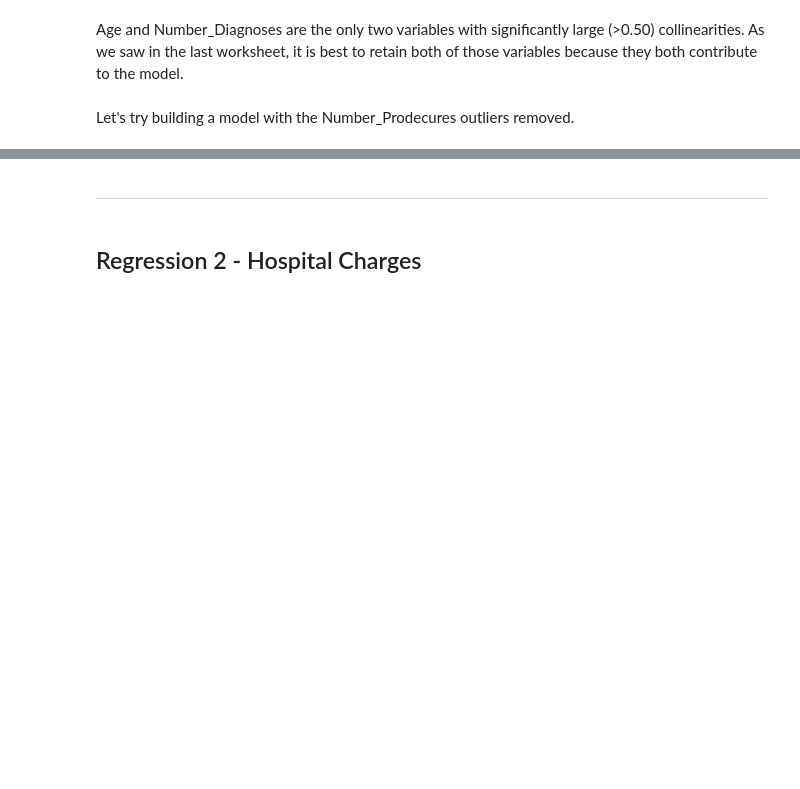
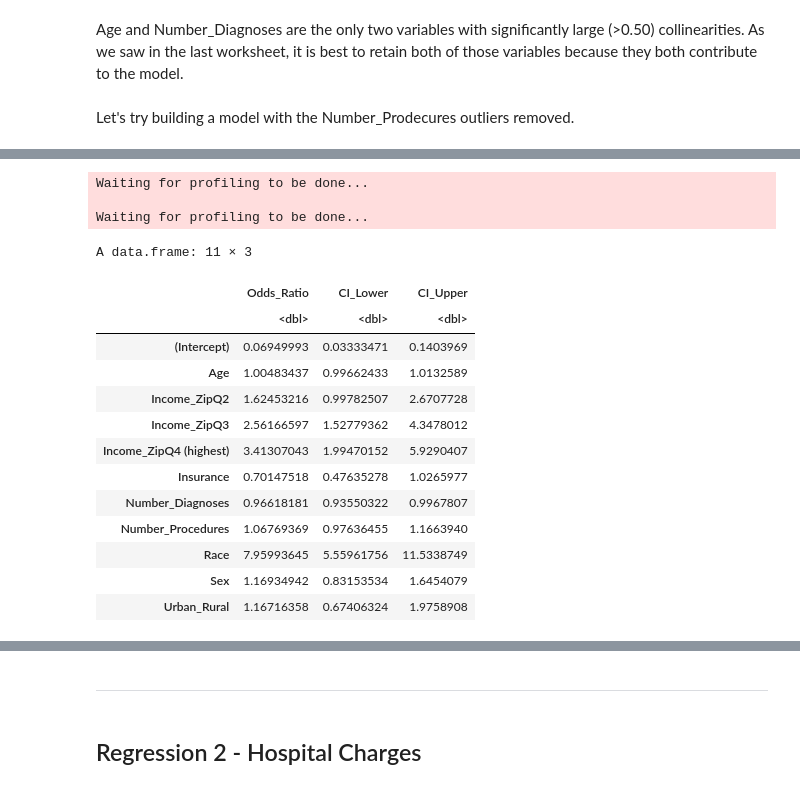
Before and after one commit to tyg3rr/HM878-Biostats, a Jupyter notebook: Problem Set 4 LogReg Failed Assumptions .ipynb, the cells around one changed output, grey strips where cells are left out. Drawn from its saved outputs; the diff is of its cells as text; code cells hidden in the pictures; blank space fills up the shorter version.

```diff
--- a/Problem Set 4 LogReg Failed Assumptions .ipynb
+++ b/Problem Set 4 LogReg Failed Assumptions .ipynb
@@ -69,11 +93,14 @@ fences <- function(x){
 # %% [markdown]
 1. Use the following variables from the dataset: Dependent variable: Death.  Independent variables: Age, Income_Zip, Insurance, Number_Diagnoses, Number_Procedures, Race, Sex, and Urban_Rural.  Review the Codebook to learn more about these variables. Run a binary logistic regression analysis with Death as the Dependent Variable. Make sure to tell me how you specified which categories of your independent variables are the reference categories. Be sure to review the Codebook for the Income variable for more information, and apply this technique to the other categorical independent variables. Fully interpret your model with the appropriate information as shown in the Demo video.
 # %%
-df$Income_Zip <- factor(df$Income_Zip, levels = c(1,2,3,4), labels = c('Q1 (lowest)', 'Q2','Q3','Q4 (highest)'))
+# Factoring Income_Zip. I didn't factor the binary categorical
+# variables b/c when I tried it broke my models
+df$Income_Zip <- factor(df$Income_Zip, levels = c(1,2,3,4),
+                        labels = c('Q1 (lowest)', 'Q2','Q3','Q4 (highest)'))
 # %%
-mod1 <- glm(Death ~ 1, data = df, family = binomial)
-mod2 <- glm(Death ~ Age  + Income_Zip  + Insurance  + Number_Diagnoses  +
+mod1_0 <- glm(Death ~ 1, data = df, family = binomial)
+mod1_1 <- glm(Death ~ Age  + Income_Zip  + Insurance  + Number_Diagnoses  +
             Number_Procedures  + Race  + Sex  + Urban_Rural,
-            data=df, family = binomial
+            data=df, family = binomial, weights = Weighting
             )
 # %%
@@ -338,0 +526,24 @@ Warning message in lab == {:
+# %%
+data.frame(
+    Odds_Ratio = exp(coef(mod1_1)),
+    CI_Lower = exp(confint(mod1_1))[,1],
+    CI_Upper = exp(confint(mod1_1))[,2]
+    )
+# %% [output]
+Waiting for profiling to be done...
+
+Waiting for profiling to be done...
+A data.frame: 11 × 3
+|  | Odds_Ratio | CI_Lower | CI_Upper |
+|  | <dbl> | <dbl> | <dbl> |
+| (Intercept) | 0.06949993 | 0.03333471 | 0.1403969 |
+| Age | 1.00483437 | 0.99662433 | 1.0132589 |
+| Income_ZipQ2 | 1.62453216 | 0.99782507 | 2.6707728 |
+| Income_ZipQ3 | 2.56166597 | 1.52779362 | 4.3478012 |
+| Income_ZipQ4 (highest) | 3.41307043 | 1.99470152 | 5.9290407 |
+| Insurance | 0.70147518 | 0.47635278 | 1.0265977 |
+| Number_Diagnoses | 0.96618181 | 0.93550322 | 0.9967807 |
+| Number_Procedures | 1.06769369 | 0.97636455 | 1.1663940 |
+| Race | 7.95993645 | 5.55961756 | 11.5338749 |
+| Sex | 1.16934942 | 0.83153534 | 1.6454079 |
+| Urban_Rural | 1.16716358 | 0.67406324 | 1.9758908 |
```
Also changed, not shown: parts of 51 cells of this notebook.
